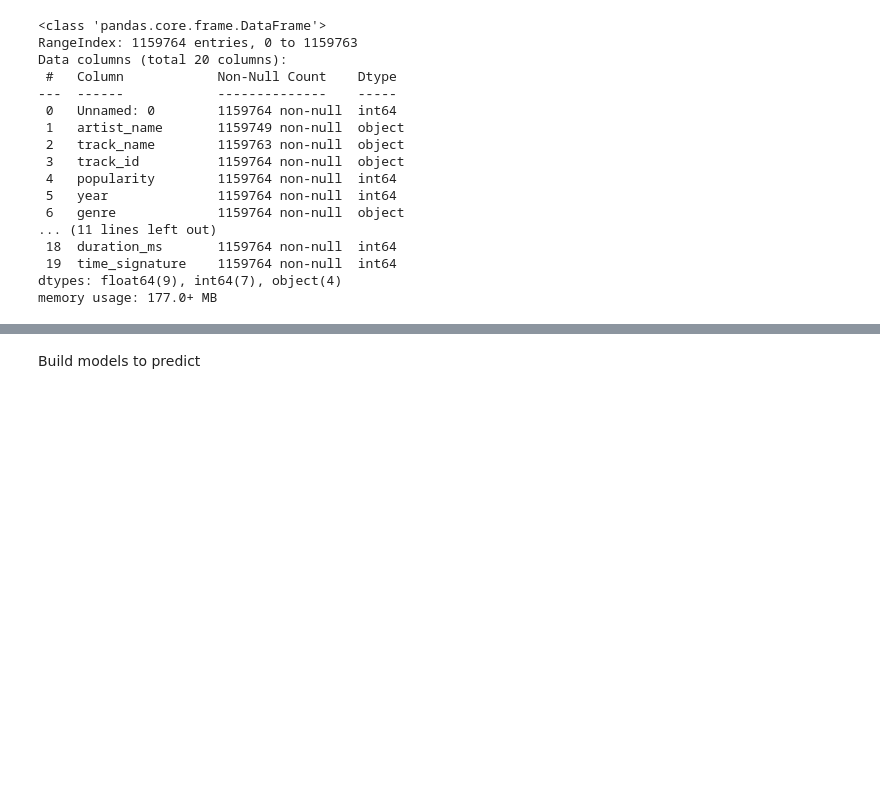
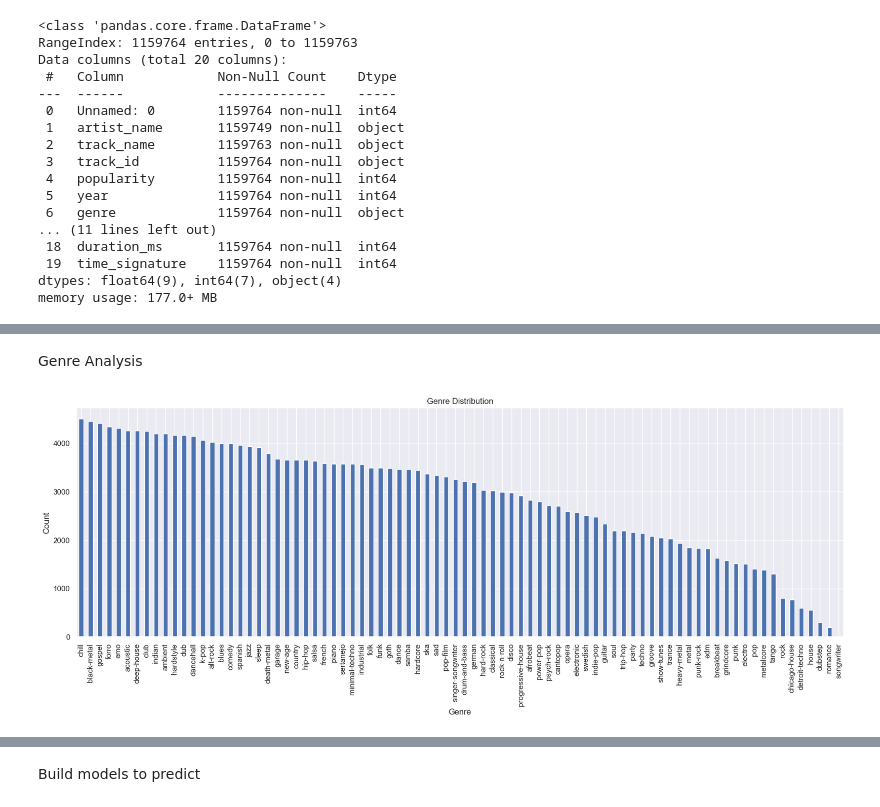
Before and after one commit to annwanginnt/data_scirence, a Jupyter notebook: groupwork.ipynb, the cells around one changed output, grey strips where cells are left out. Saved outputs shown, nothing was run; the diff lists cells and outputs as text; code cells hidden in the pictures; blank space fills up the shorter version.

```diff
--- a/groupwork.ipynb
+++ b/groupwork.ipynb
@@ -127,0 +276,15 @@ array([[<Axes: title={'center': 'Unnamed: 0'}>,
+# %% [markdown]
+Genre Analysis
+# %%
+genre_counts = df['genre'].value_counts()
+
+plt.figure(figsize=(20, 6))
+ax = genre_counts.plot(kind='bar')
+plt.xlabel('Genre')
+plt.ylabel('Count')
+plt.title('Genre Distribution')
+plt.xticks(rotation=90)
+plt.tight_layout
+plt.show()
+# %% [output]
+[figure, added]
```
Also changed, not shown: parts of 68 cells of this notebook.
